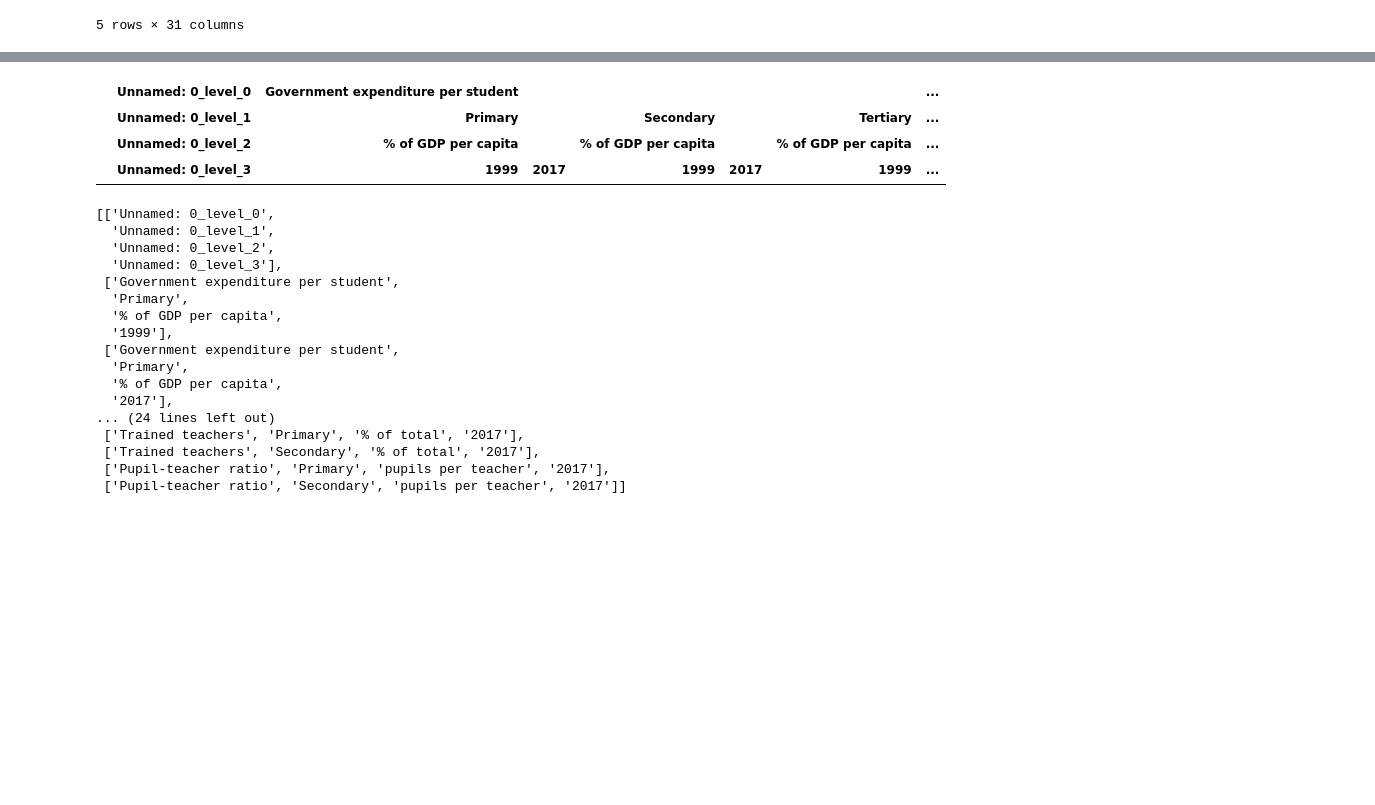
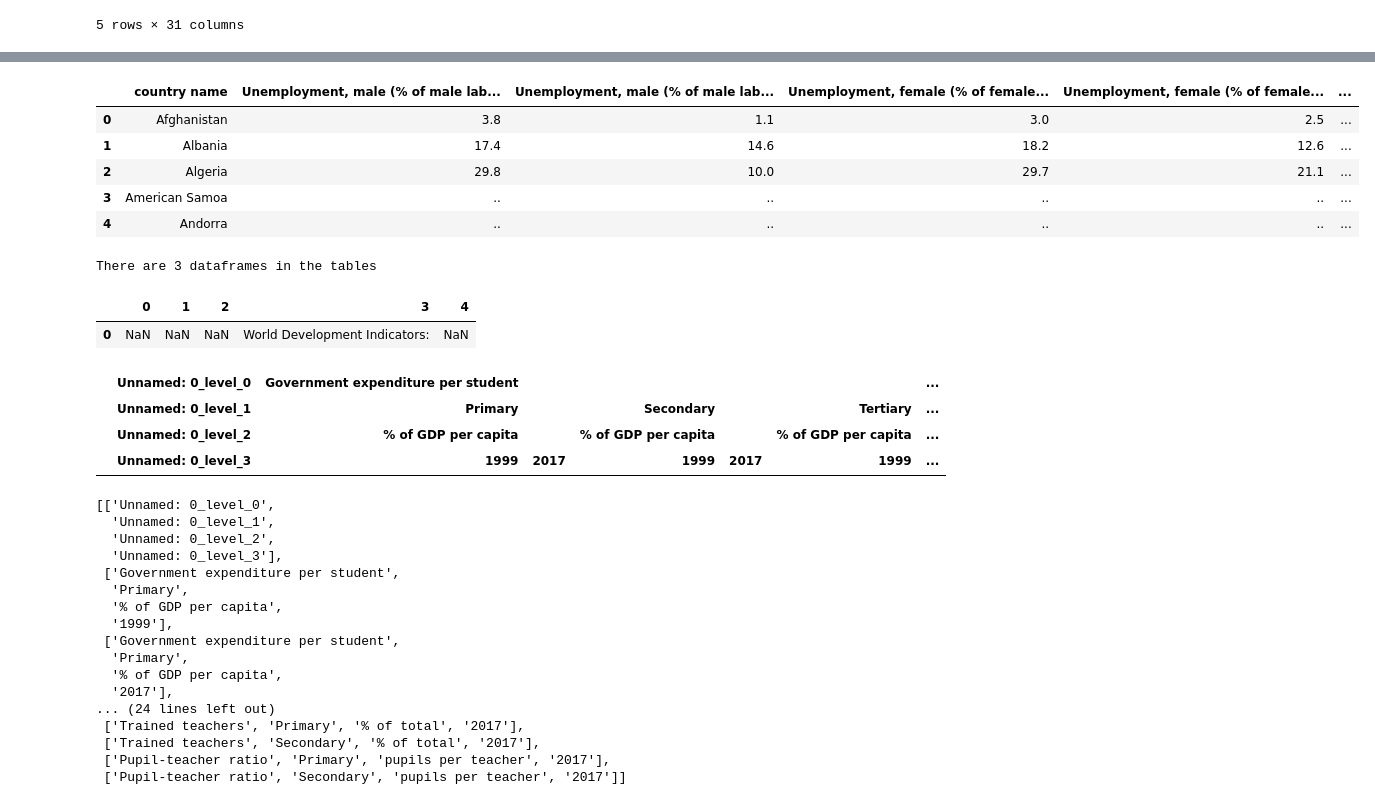
Before and after one commit to nikki-wolf/ETL_project, a Jupyter notebook: Notebooks/fawnzou.ipynb, the cells around one changed output, grey strips where cells are left out. Drawn from its saved outputs; the diff is of its cells as text; code cells hidden in the pictures; blank space fills up the shorter version.

```diff
--- a/Notebooks/fawnzou.ipynb
+++ b/Notebooks/fawnzou.ipynb
@@ -61,0 +84,5 @@ CountryNotes_df.head()
+# %%
+# We will use tables[1] as dataframe header
+columns = list(tables[1])
+columns = [list(i) for i in columns]
+columns
@@ -61,0 +107,5 @@ CountryNotes_df.head()
+# %%
+# Moderate the columns
+columns[0] ="country name"
+for i in range(1,len(columns)):
+    columns[i] = ",".join(columns[i])
@@ -62,5 +142,16 @@ CountryNotes_df.head()
+# %%
+unemplyment_df.head()
+# %% [output]
+|  | country name | Unemployment, male (% of male lab... | Unemployment, male (% of male lab... | Unemployment, female (% of female... | Unemployment, female (% of female... | ... |
+| 0 | Afghanistan | 3.8 | 1.1 | 3.0 | 2.5 | ... |
+| 1 | Albania | 17.4 | 14.6 | 18.2 | 12.6 | ... |
+| 2 | Algeria | 29.8 | 10.0 | 29.7 | 21.1 | ... |
+| 3 | American Samoa | .. | .. | .. | .. | ... |
+| 4 | Andorra | .. | .. | .. | .. | ... |
 # %%
-# Scrape table(Unemployment) from WDI website
-
-url="http://wdi.worldbank.org/table/2.5#"
+# Scrape table(Education Input) from WDI website
+url = "http://wdi.worldbank.org/table/2.7"
 tables = pd.read_html(url)
+print(f"There are {len(tables)} dataframes in the tables")
+# %% [output]
+There are 3 dataframes in the tables
@@ -69,8 +158,15 @@ tables = pd.read_html(url)
-# %%
-tables[1]
-# %% [output]
-|  | Unnamed: 0_level_0 | Government expenditure per student |  |  |  |  | ... |
-|  | Unnamed: 0_level_1 | Primary |  | Secondary |  | Tertiary | ... |
-|  | Unnamed: 0_level_2 | % of GDP per capita |  | % of GDP per capita |  | % of GDP per capita | ... |
-|  | Unnamed: 0_level_3 | 1999 | 2017 | 1999 | 2017 | 1999 | ... |
+# %%
+# The first dataset is empty
+tables[0]
+# %% [output]
+|  | 0 | 1 | 2 | 3 | 4 |
+| 0 | NaN | NaN | NaN | World Development Indicators: | NaN |
+# %%
+# The second dataset
+tables[1]
+# %% [output]
+|  | Unnamed: 0_level_0 | Government expenditure per student |  |  |  |  | ... |
+|  | Unnamed: 0_level_1 | Primary |  | Secondary |  | Tertiary | ... |
+|  | Unnamed: 0_level_2 | % of GDP per capita |  | % of GDP per capita |  | % of GDP per capita | ... |
+|  | Unnamed: 0_level_3 | 1999 | 2017 | 1999 | 2017 | 1999 | ... |
 # %%
```
Also changed, not shown: parts of 25 cells of this notebook, 1 other file.
